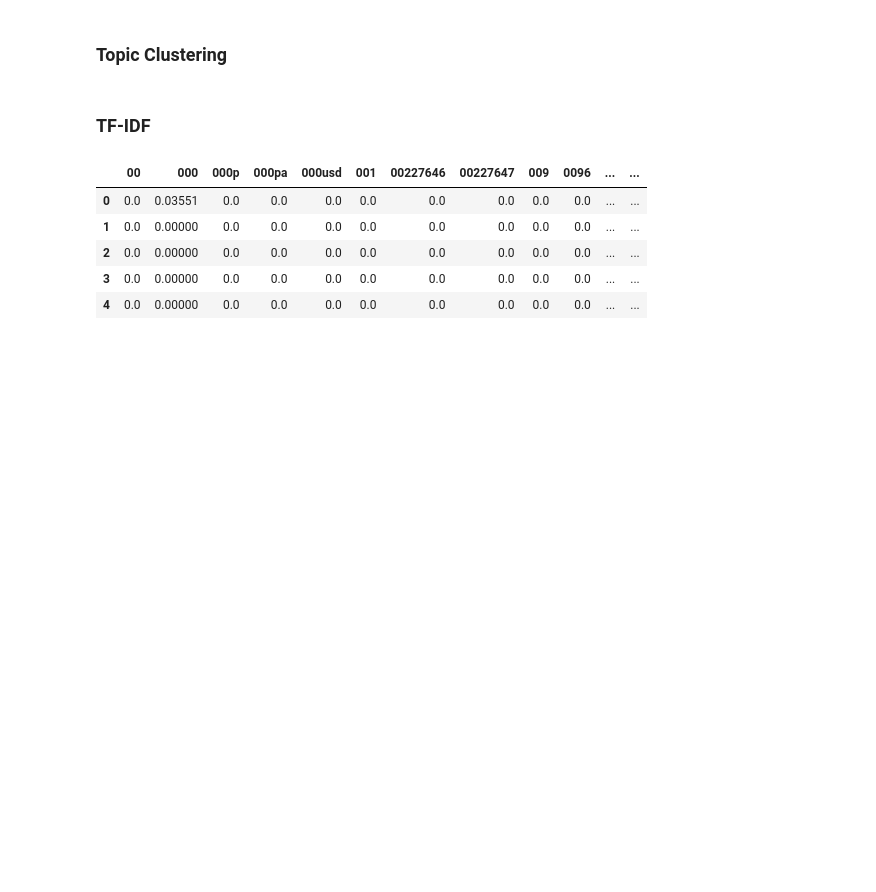
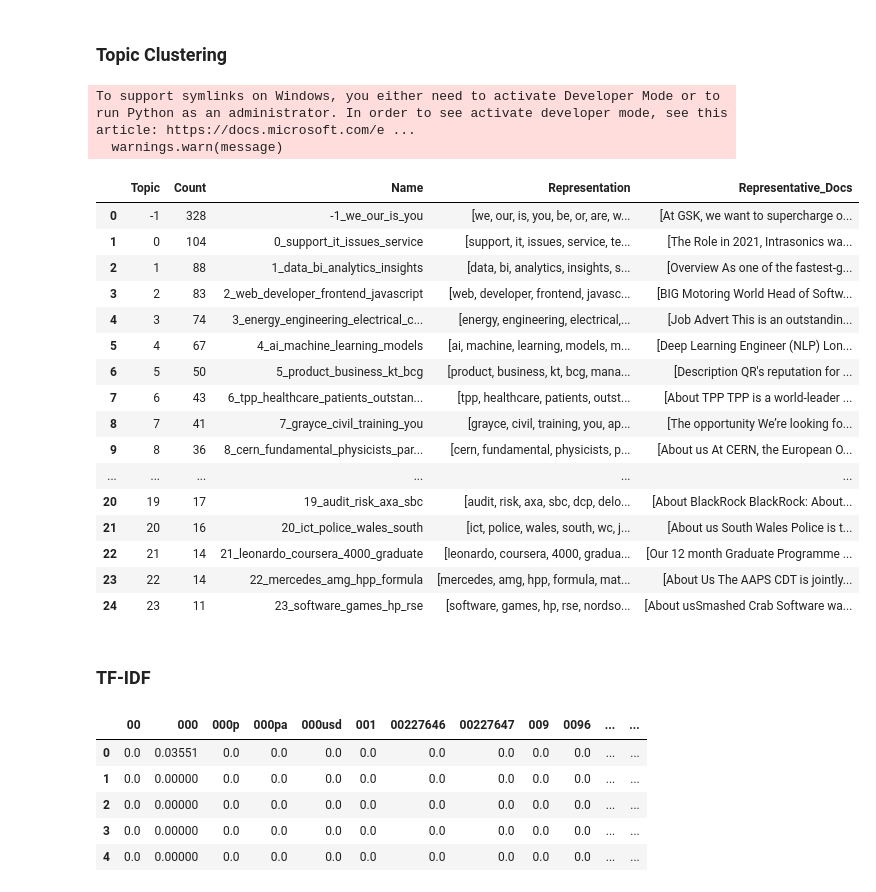
Before and after one commit to J1Walters/msc-project, a Jupyter notebook: notebooks/preprocessing.ipynb, the cells around one changed output. Saved outputs shown, nothing was run; the diff lists cells and outputs as text; code cells hidden in the pictures; blank space fills up the shorter version.

Commit message:
Added BERTopic

```diff
--- a/notebooks/preprocessing.ipynb
+++ b/notebooks/preprocessing.ipynb
@@ -43,4 +43,4 @@ test.head()
 # Extra stop words
 # %%
 # Set tokeniser to use only whitespace to split
-nlp.tokenizer =
+# nlp.tokenizer =
@@ -59,4 +57,4 @@ def get_entities(text):
     """Return the named entities"""
     return [(ent.text, ent.label_) for ent in nlp(text).ents]
 # %%
-test['ents'] = test['description'].apply(get_entities)
+# test['ents'] = test['description'].apply(get_entities)
@@ -121,0 +103,29 @@ test.head()
+# %%
+cluster_nlp = spacy.load('en_core_web_sm', exclude=['tagger', 'parser', 'ner', 'attribute_ruler', 'lemmatizer'])
+ctfidf_model = ClassTfidfTransformer(reduce_frequent_words=True)
+# %%
+topic_model = BERTopic(ctfidf_model=ctfidf_model)
+topics, probs = topic_model.fit_transform(test['description'])
+# %% [output]
+To support symlinks on Windows, you either need to activate Developer Mode or to run Python as an administrator. In order to see activate developer mode, see this article: https://docs.microsoft.com/e ...
+  warnings.warn(message)
+# %%
+topic_model.get_topic_info()
+# %% [output]
+|  | Topic | Count | Name | Representation | Representative_Docs |
+| 0 | -1 | 328 | -1_we_our_is_you | [we, our, is, you, be, or, are, w... | [At GSK, we want to supercharge o... |
+| 1 | 0 | 104 | 0_support_it_issues_service | [support, it, issues, service, te... | [The Role in 2021, Intrasonics wa... |
+| 2 | 1 | 88 | 1_data_bi_analytics_insights | [data, bi, analytics, insights, s... | [Overview As one of the fastest-g... |
+| 3 | 2 | 83 | 2_web_developer_frontend_javascript | [web, developer, frontend, javasc... | [BIG Motoring World Head of Softw... |
+| 4 | 3 | 74 | 3_energy_engineering_electrical_c... | [energy, engineering, electrical,... | [Job Advert This is an outstandin... |
+| 5 | 4 | 67 | 4_ai_machine_learning_models | [ai, machine, learning, models, m... | [Deep Learning Engineer (NLP) Lon... |
+| 6 | 5 | 50 | 5_product_business_kt_bcg | [product, business, kt, bcg, mana... | [Description QR's reputation for ... |
+| 7 | 6 | 43 | 6_tpp_healthcare_patients_outstan... | [tpp, healthcare, patients, outst... | [About TPP TPP is a world-leader ... |
+| 8 | 7 | 41 | 7_grayce_civil_training_you | [grayce, civil, training, you, ap... | [The opportunity We’re looking fo... |
+| 9 | 8 | 36 | 8_cern_fundamental_physicists_par... | [cern, fundamental, physicists, p... | [About us At CERN, the European O... |
+| ... | ... | ... | ... | ... | ... |
+| 20 | 19 | 17 | 19_audit_risk_axa_sbc | [audit, risk, axa, sbc, dcp, delo... | [About BlackRock BlackRock: About... |
+| 21 | 20 | 16 | 20_ict_police_wales_south | [ict, police, wales, south, wc, j... | [About us South Wales Police is t... |
+| 22 | 21 | 14 | 21_leonardo_coursera_4000_graduate | [leonardo, coursera, 4000, gradua... | [Our 12 month Graduate Programme ... |
+| 23 | 22 | 14 | 22_mercedes_amg_hpp_formula | [mercedes, amg, hpp, formula, mat... | [About Us The AAPS CDT is jointly... |
+| 24 | 23 | 11 | 23_software_games_hp_rse | [software, games, hp, rse, nordso... | [About usSmashed Crab Software wa... |
```
Also changed, not shown: parts of 5 cells of this notebook.
